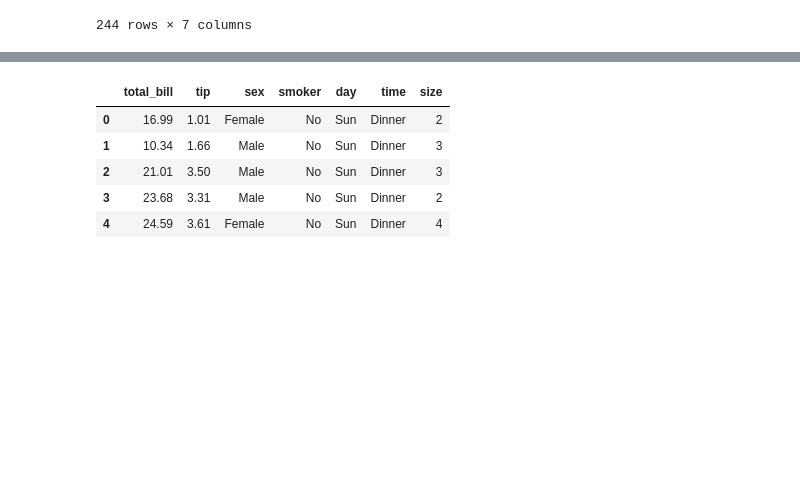
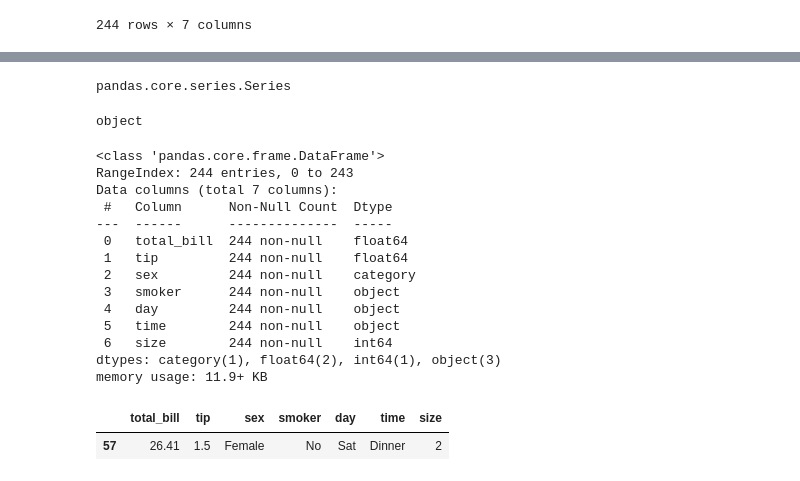
Before and after one commit to dlscks/pythondemo, a Jupyter notebook: python_23_pandas.ipynb, the cells around one changed output, grey strips where cells are left out. Drawn from its saved outputs; the diff is of its cells as text; code cells hidden in the pictures; blank space fills up the shorter version.

```diff
--- a/python_23_pandas.ipynb
+++ b/python_23_pandas.ipynb
@@ -565,9 +587,33 @@ data2
+# %%
+type(data['sex'])
+# %% [output]
+pandas.core.series.Series
+# %%
+print(data['sex'].dtype)
+# %% [output]
+object
+# %%
+# object를 categori로 데이터 타입으로 변경한다
+data['sex'] = data['sex'].astype('category')
+# %%
+data.info() # 2   sex    244 non-null    category
+# %% [output]
+<class 'pandas.core.frame.DataFrame'>
+RangeIndex: 244 entries, 0 to 243
+Data columns (total 7 columns):
+ #   Column      Non-Null Count  Dtype
+---  ------      --------------  -----
+ 0   total_bill  244 non-null    float64
+ 1   tip         244 non-null    float64
+ 2   sex         244 non-null    category
+ 3   smoker      244 non-null    object
+ 4   day         244 non-null    object
+ 5   time        244 non-null    object
+ 6   size        244 non-null    int64
+dtypes: category(1), float64(2), int64(1), object(3)
+memory usage: 11.9+ KB
 # %%
-data.head()
+data.sample()
 # %% [output]
 |  | total_bill | tip | sex | smoker | day | time | size |
-| 0 | 16.99 | 1.01 | Female | No | Sun | Dinner | 2 |
-| 1 | 10.34 | 1.66 | Male | No | Sun | Dinner | 3 |
-| 2 | 21.01 | 3.50 | Male | No | Sun | Dinner | 3 |
-| 3 | 23.68 | 3.31 | Male | No | Sun | Dinner | 2 |
-| 4 | 24.59 | 3.61 | Female | No | Sun | Dinner | 4 |
+| 57 | 26.41 | 1.5 | Female | No | Sat | Dinner | 2 |
```
Also changed, not shown: parts of 43 cells of this notebook.
